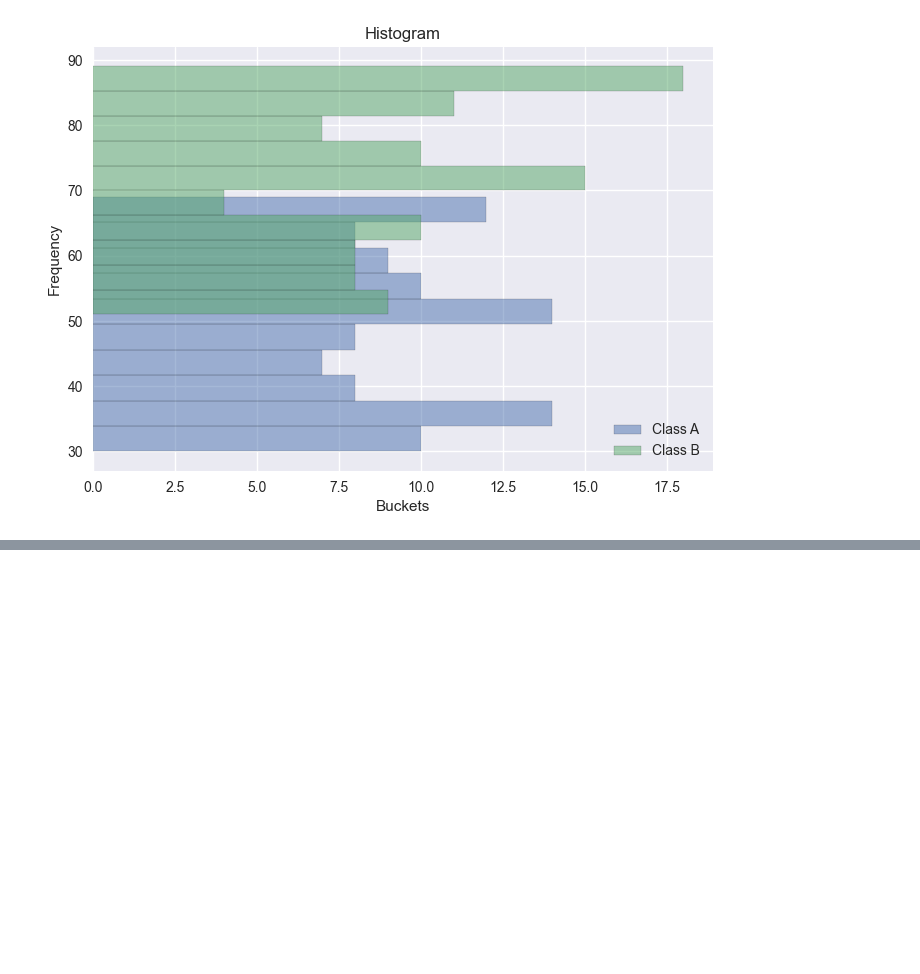
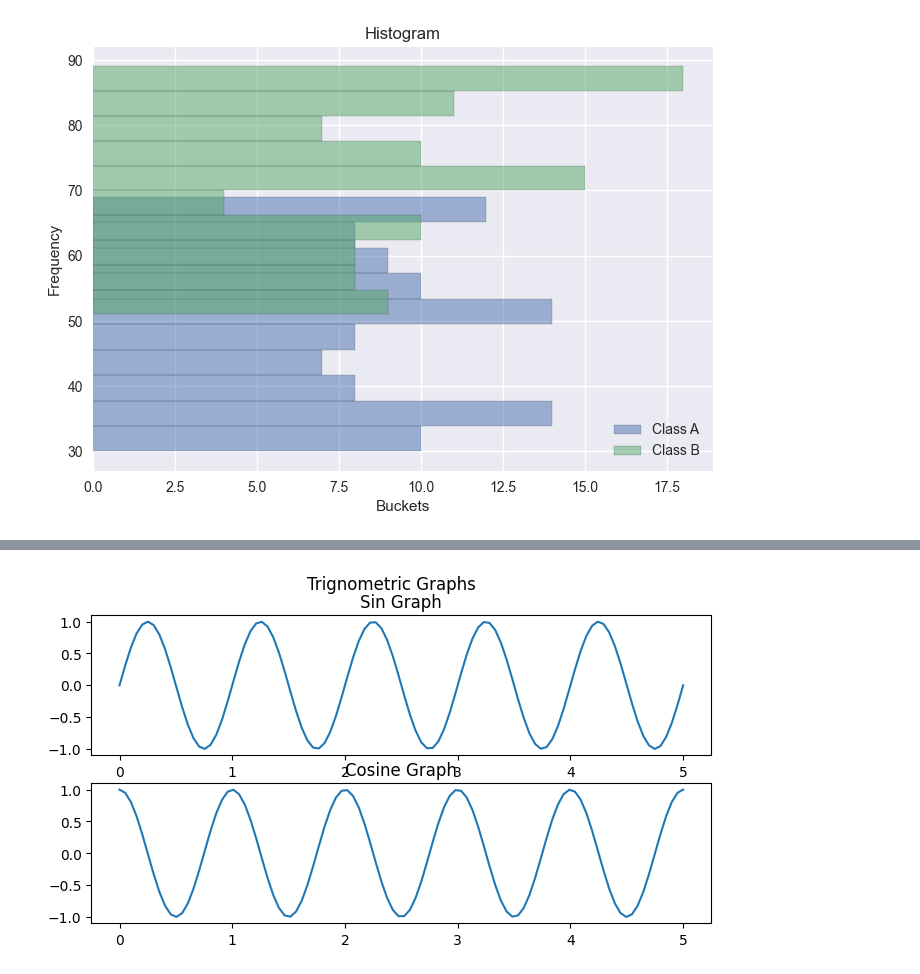
Before and after one commit to ShubhamSinghal12/ChitkaraAIML2024, a Jupyter notebook: G11/MatplotlibGraph/MatplotlibDemo.ipynb, the cells around one changed output, grey strips where cells are left out. Saved outputs shown, nothing was run; the diff lists cells and outputs as text; code cells hidden in the pictures; blank space fills up the shorter version.

```diff
--- a/G11/MatplotlibGraph/MatplotlibDemo.ipynb
+++ b/G11/MatplotlibGraph/MatplotlibDemo.ipynb
@@ -148,0 +176,19 @@ Type:      function
+# %%
+x = np.linspace(0,5,100)
+y1 = np.sin(2*np.pi*x)
+y2 = np.cos(2*np.pi*x)
+
+plt.figure(figsize=(8,4))
+ax1 = plt.subplot(211)
+ax1.plot(x,y1)
+ax1.set_title('Sin Graph')
+
+
+ax2 = plt.subplot(212,sharex=ax1)
+ax2.plot(x,y2)
+ax2.set_title('Cosine Graph')
+
+plt.suptitle('Trignometric Graphs')
+plt.show()
+# %% [output]
+[figure, added]
```
Also changed, not shown: parts of 6 cells of this notebook, 7 other files.
